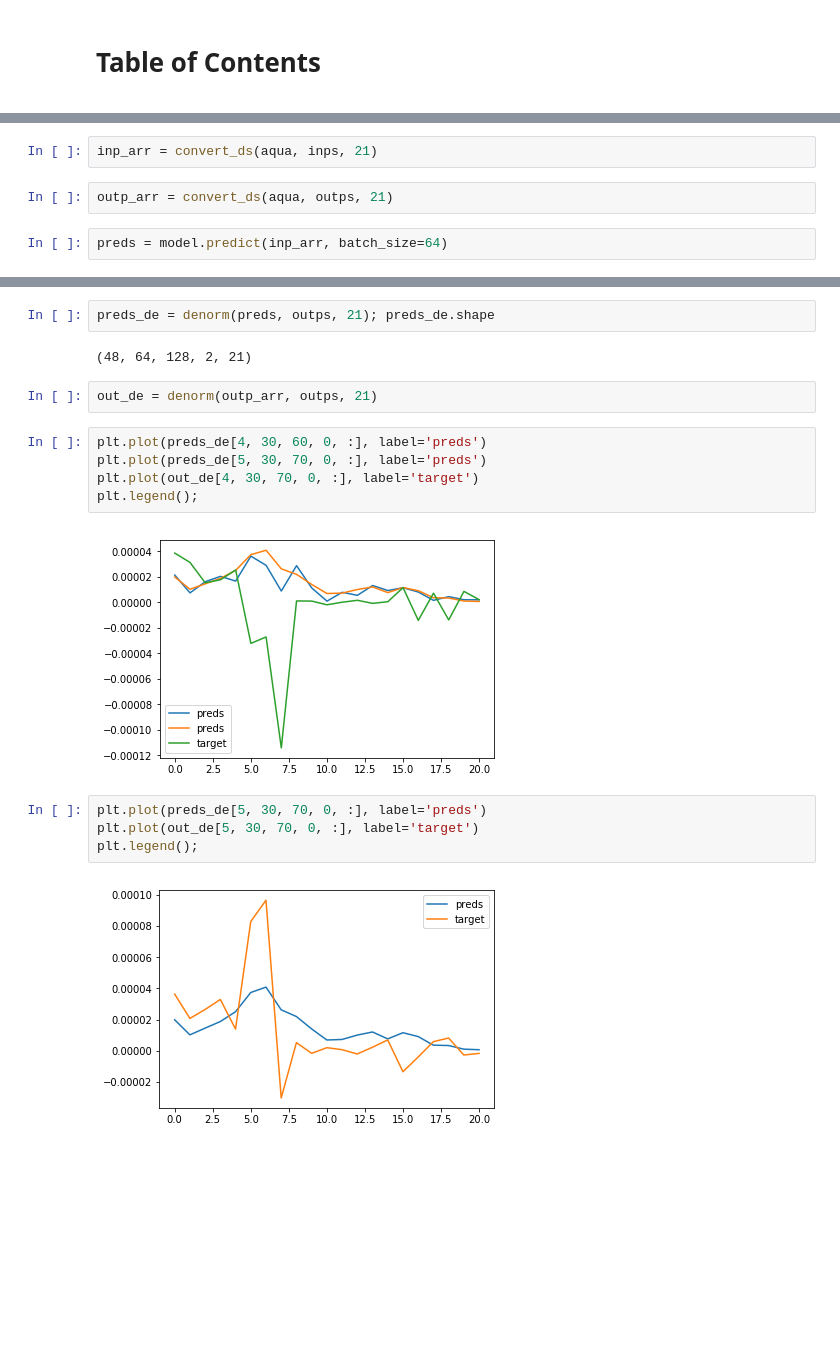
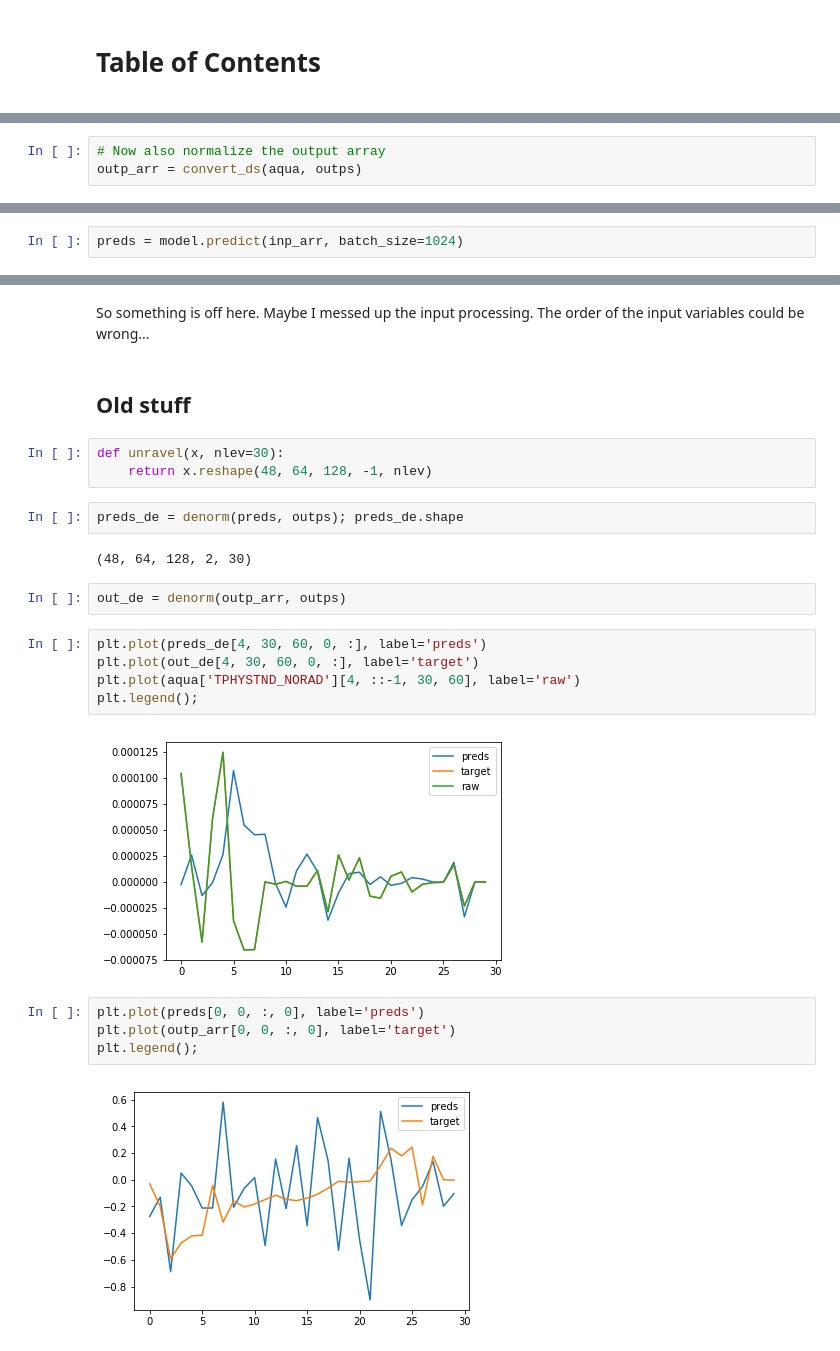
Before and after one commit to gentine/CBRAIN, a Jupyter notebook: load_keras_model.ipynb, the cells around one changed output, grey strips where cells are left out. Cells and saved outputs as stored; diff of their text form; blank space fills up the shorter version.

```diff
--- a/load_keras_model.ipynb
+++ b/load_keras_model.ipynb
@@ -76,0 +189,3 @@ a = aqua['TBP'][:]
+# %%
+# Now also normalize the output array
+outp_arr = convert_ds(aqua, outps)
@@ -124,9 +205,5 @@ def convert_ds(ds, vars, nlev=30):
-# %%
-inp_arr = convert_ds(aqua, inps, 21)
-# %%
-outp_arr = convert_ds(aqua, outps, 21)
 # %%
-preds = model.predict(inp_arr, batch_size=64)
+preds = model.predict(inp_arr, batch_size=1024)
 # %%
 preds.shape, outp_arr.shape
 # %% [output]
@@ -144,19 +241,26 @@ def denorm(arr, vars, nlev=30):
+# %% [markdown]
+So something is off here. Maybe I messed up the input processing. The order of the input variables could be wrong...
+# %% [markdown]
+## Old stuff
+# %%
+def unravel(x, nlev=30):
+    return x.reshape(48, 64, 128, -1, nlev)
 # %%
-preds_de = denorm(preds, outps, 21); preds_de.shape
+preds_de = denorm(preds, outps); preds_de.shape
 # %% [output]
-(48, 64, 128, 2, 21)
+(48, 64, 128, 2, 30)
 # %%
-out_de = denorm(outp_arr, outps, 21)
+out_de = denorm(outp_arr, outps)
 # %%
 plt.plot(preds_de[4, 30, 60, 0, :], label='preds')
-plt.plot(preds_de[5, 30, 70, 0, :], label='preds')
-plt.plot(out_de[4, 30, 70, 0, :], label='target')
+plt.plot(out_de[4, 30, 60, 0, :], label='target')
+plt.plot(aqua['TPHYSTND_NORAD'][4, ::-1, 30, 60], label='raw')
 plt.legend();
 # %% [output]
-[figure, old version]
+[figure, new version]
 # %%
-plt.plot(preds_de[5, 30, 70, 0, :], label='preds')
-plt.plot(out_de[5, 30, 70, 0, :], label='target')
+plt.plot(preds[0, 0, :, 0], label='preds')
+plt.plot(outp_arr[0, 0, :, 0], label='target')
 plt.legend();
 # %% [output]
-[figure, old version]
+[figure, new version]
```
Also changed, not shown: parts of 69 cells of this notebook, 2 other files.
